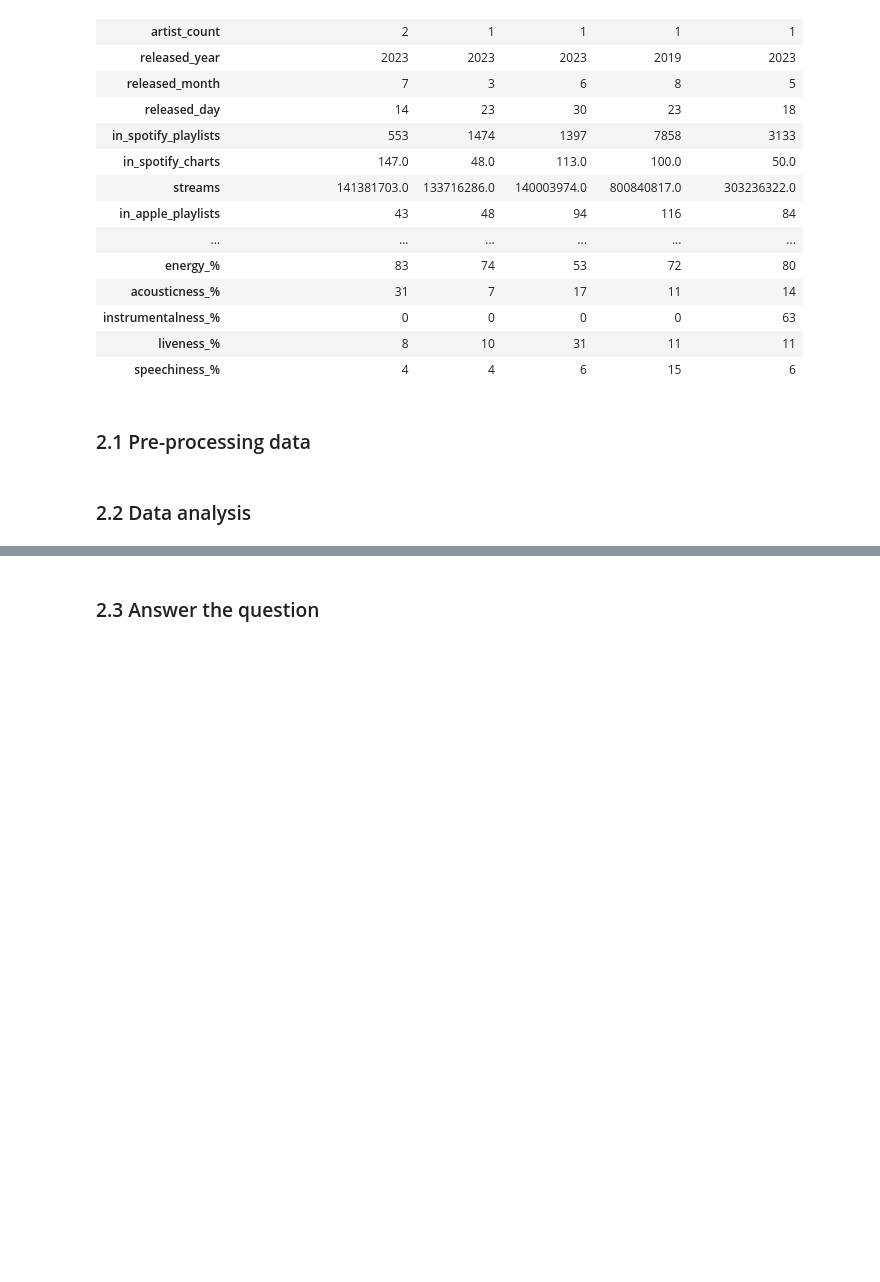
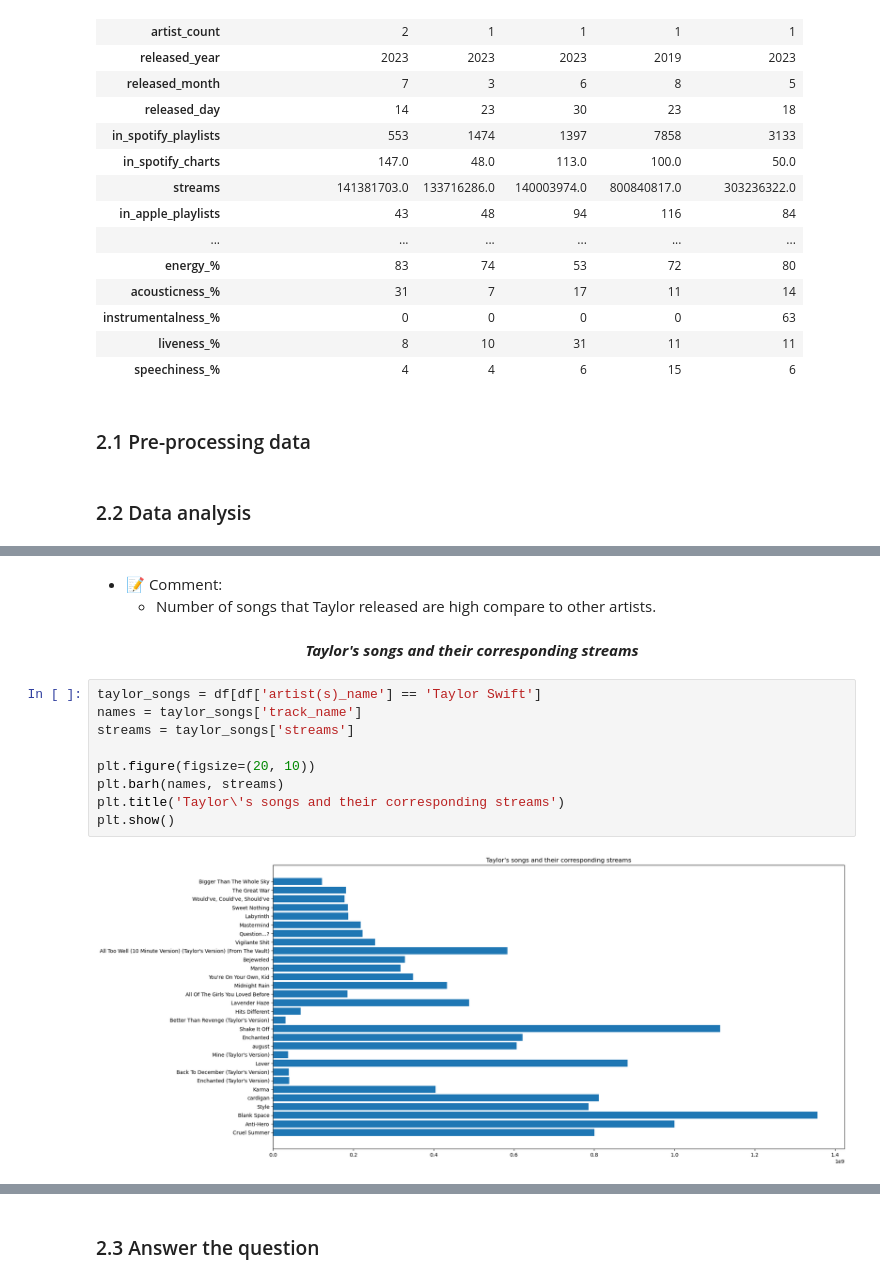
Before and after one commit to khanhnhan1512/Final-Project-DS-Programming, a Jupyter notebook: 04-Question_2.ipynb, the cells around one changed output, grey strips where cells are left out. Saved outputs shown, nothing was run; the diff lists cells and outputs as text; blank space fills up the shorter version.

```diff
--- a/04-Question_2.ipynb
+++ b/04-Question_2.ipynb
@@ -74,0 +97,16 @@ df.head().T
+# %% [markdown]
+- 📝 Comment:
+  - Number of songs that Taylor released are high compare to other artists.
+# %% [markdown]
+<p style='text-align: center;font-weight: bold'><i>Taylor's songs and their corresponding streams</i></p>
+# %%
+taylor_songs = df[df['artist(s)_name'] == 'Taylor Swift']
+names = taylor_songs['track_name']
+streams = taylor_songs['streams']
+
+plt.figure(figsize=(20, 10))
+plt.barh(names, streams)
+plt.title('Taylor\'s songs and their corresponding streams')
+plt.show()
+# %% [output]
+[figure, added]
```
Also changed, not shown: parts of 28 cells of this notebook.
